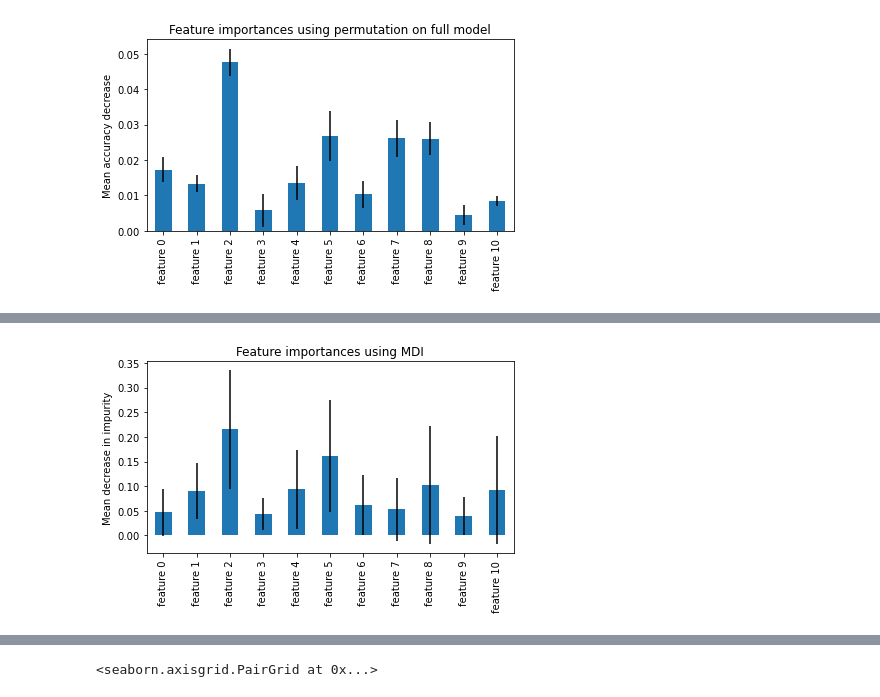
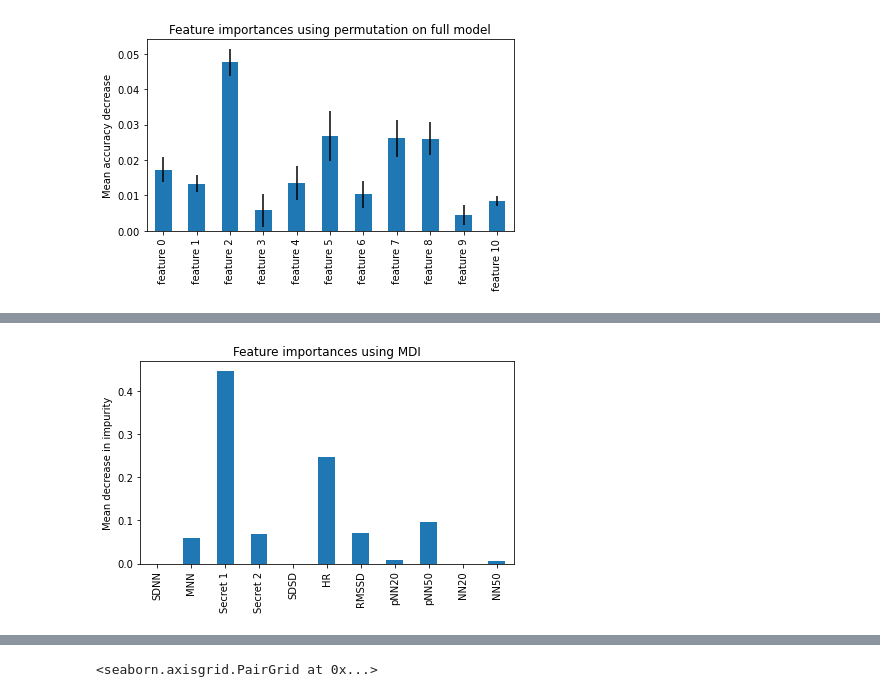
Before and after one commit to loewe2/die-sonderposten, a Jupyter notebook: Wettbewerb_KI_in_der_Medizin_WiSe_2021_22.ipynb, the cells around one changed output, grey strips where cells are left out. Drawn from its saved outputs; the diff is of its cells as text; code cells hidden in the pictures.

```diff
--- a/Wettbewerb_KI_in_der_Medizin_WiSe_2021_22.ipynb
+++ b/Wettbewerb_KI_in_der_Medizin_WiSe_2021_22.ipynb
@@ -471,6 +471,7 @@ loaded_model = pickle.load(open('tree_model.sav', 'rb'))
 dot_data = tree.export_graphviz(loaded_model, out_file=None)
 graph = graphviz.Source(dot_data)
 graph.render("ECG")
+clf = loaded_model
 # %% [output]
 'ECG.pdf'
 # %%
@@ -483,7 +484,7 @@ graph.render("ECG")
 # %%
 from sklearn.ensemble import RandomForestClassifier
 
-feature_names = [f"feature {i}" for i in range(X.shape[1])]
+feature_names = ['SDNN', 'MNN', 'Secret 1', 'Secret 2', 'SDSD', 'HR', 'RMSSD', 'pNN20', 'pNN50', 'NN20', 'NN50'] #[f"feature {i}" for i in range(X.shape[1])]
 forest = RandomForestClassifier(random_state=0, class_weight='balanced')
 forest.fit(X, Y)
 forest.score(X_test, Y_test)
@@ -525,13 +526,13 @@ AttributeError: 'DecisionTreeClassifier' object has no attribute 'estimators_'
 # %%
 forest_importances = pd.Series(importances, index=feature_names)
 
 fig, ax = plt.subplots()
-forest_importances.plot.bar(yerr=std, ax=ax)
+forest_importances.plot.bar(ax=ax)
 ax.set_title("Feature importances using MDI")
 ax.set_ylabel("Mean decrease in impurity")
 fig.tight_layout()
 # %% [output]
-[figure, old version]
+[figure, new version]
 # %%
 frm = pd.DataFrame(X)
 lbl = pd.DataFrame(Y)
```
Also changed, not shown: parts of 4 cells of this notebook, 4 other files.
